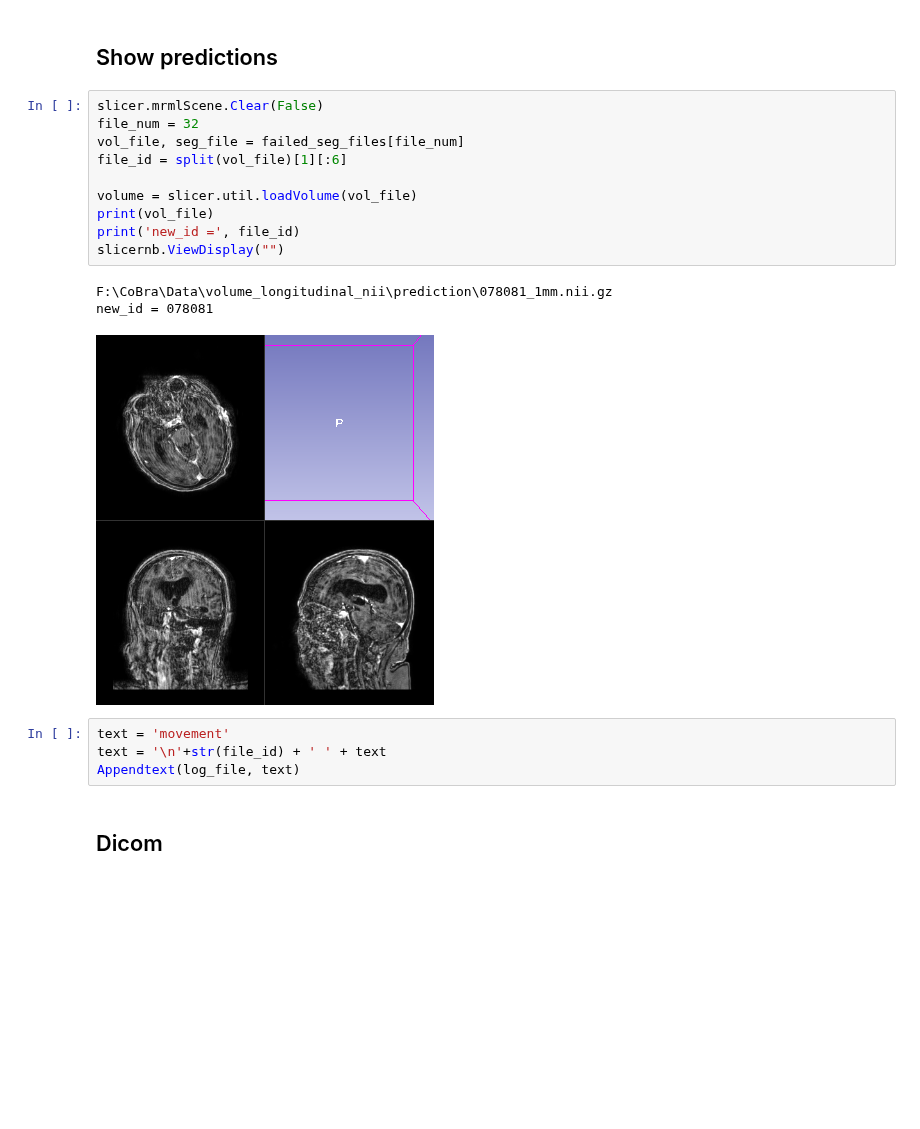
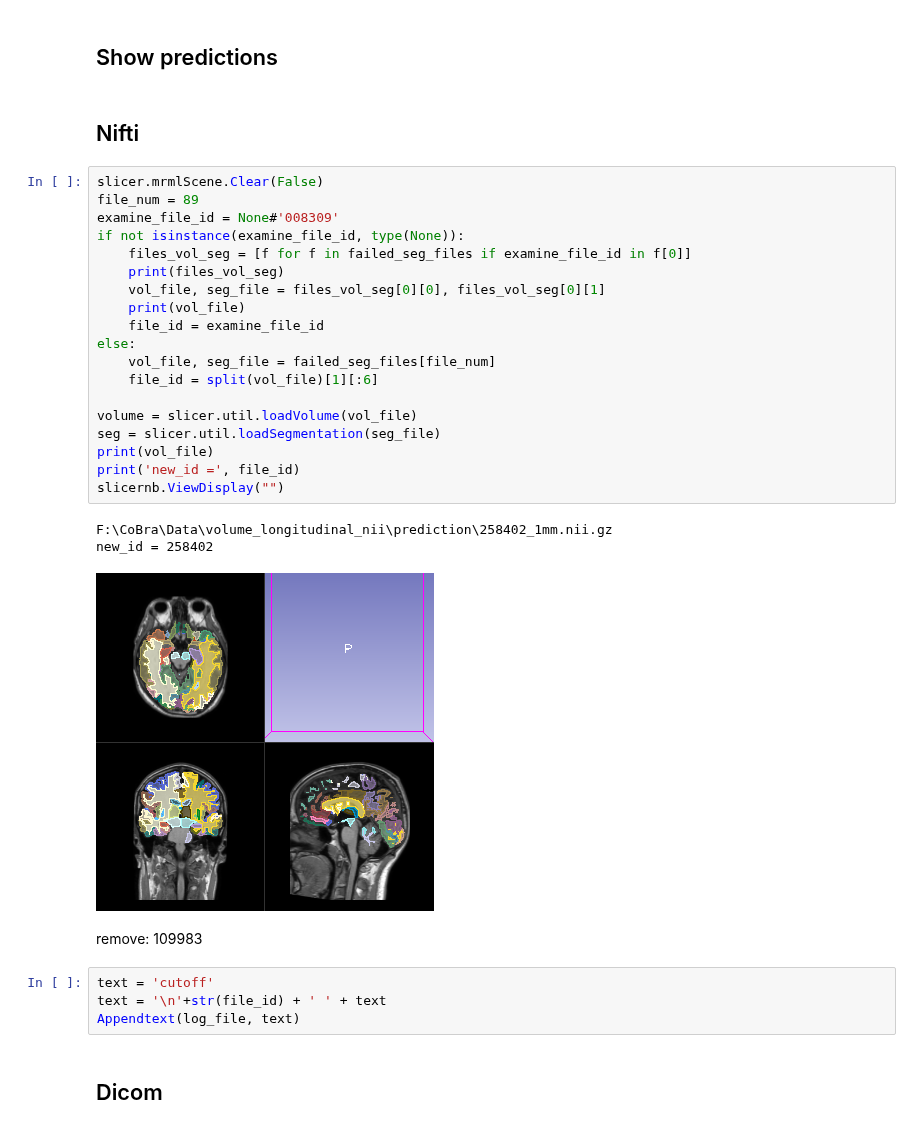
Before and after one commit to Kiril94/Thesis, a Jupyter notebook: cobra/t1_long/examine_failed_seg.ipynb, the cells around one changed output. Cells and saved outputs as stored; diff of their text form; blank space fills up the shorter version.

```diff
--- a/cobra/t1_long/examine_failed_seg.ipynb
+++ b/cobra/t1_long/examine_failed_seg.ipynb
@@ -73,22 +75,35 @@ print("There are now",len(DICOMUtils.allSeriesUIDsInDatabase()),'files in the da
 There are now 116 files in the database
 # %% [markdown]
 ## Show predictions
+# %% [markdown]
+## Nifti
 # %%
 slicer.mrmlScene.Clear(False)
-file_num = 32
-vol_file, seg_file = failed_seg_files[file_num]
-file_id = split(vol_file)[1][:6]
+file_num = 89
+examine_file_id = None#'008309'
+if not isinstance(examine_file_id, type(None)):
+    files_vol_seg = [f for f in failed_seg_files if examine_file_id in f[0]]
+    print(files_vol_seg)
+    vol_file, seg_file = files_vol_seg[0][0], files_vol_seg[0][1]
+    print(vol_file)
+    file_id = examine_file_id
+else:
+    vol_file, seg_file = failed_seg_files[file_num]
+    file_id = split(vol_file)[1][:6]
 
 volume = slicer.util.loadVolume(vol_file)
+seg = slicer.util.loadSegmentation(seg_file)
 print(vol_file)
 print('new_id =', file_id)
 slicernb.ViewDisplay("")
 # %% [output]
-F:\CoBra\Data\volume_longitudinal_nii\prediction\078081_1mm.nii.gz
-new_id = 078081
+F:\CoBra\Data\volume_longitudinal_nii\prediction\258402_1mm.nii.gz
+new_id = 258402
-[figure, old version]
+[figure, new version]
+# %% [markdown]
+remove: 109983
 # %%
-text = 'movement'
+text = 'cutoff'
 text = '\n'+str(file_id) + ' ' + text
 Appendtext(log_file, text)
 # %% [markdown]
```
Also changed, not shown: parts of 2 cells of this notebook, 2 other files.
